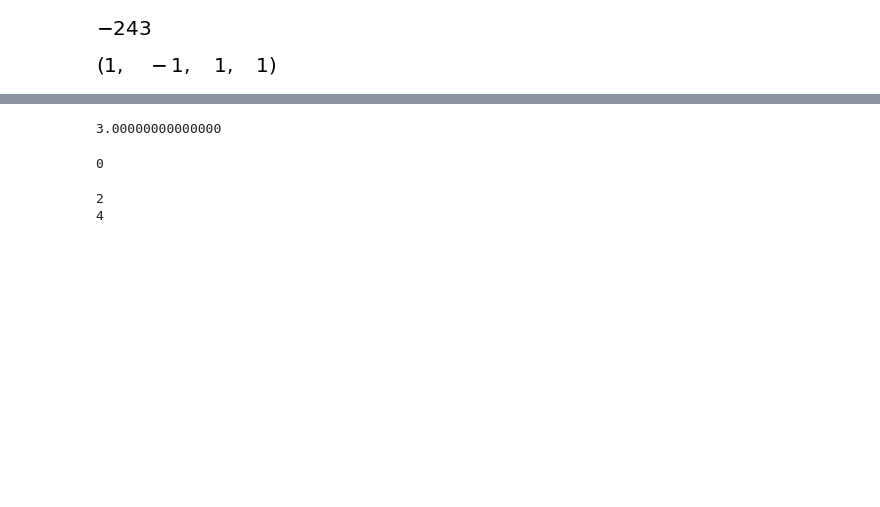
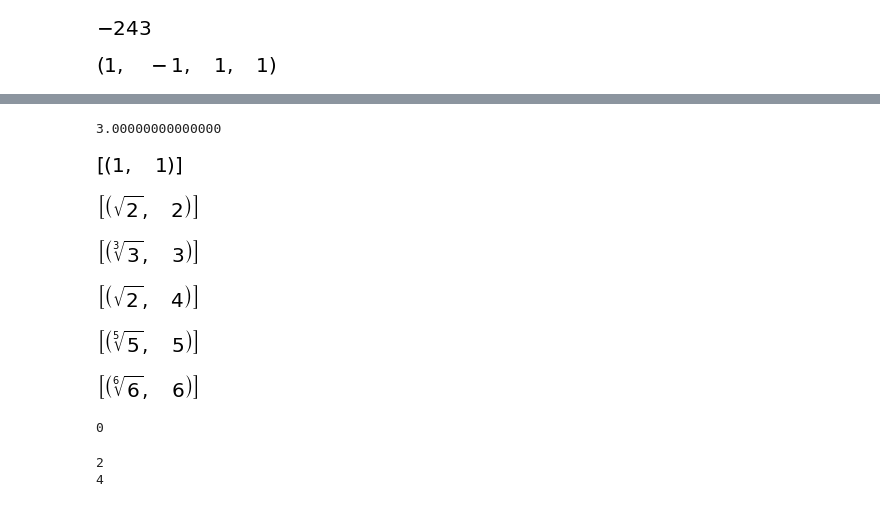
Before and after one commit to Physalisx8/Mathe2, a Jupyter notebook: Kiwan/Aufgabensammlung Mathe 2 WiSe 19.ipynb, the cells around one changed output, grey strips where cells are left out. Saved outputs shown, nothing was run; the diff lists cells and outputs as text; code cells hidden in the pictures; blank space fills up the shorter version.

```diff
--- a/Kiwan/Aufgabensammlung Mathe 2 WiSe 19.ipynb
+++ b/Kiwan/Aufgabensammlung Mathe 2 WiSe 19.ipynb
@@ -949,19 +1093,31 @@ print("Probe:", (Fraction(1,3)*E3).inv().det())
 # %%
 #Nr.199
 #Überlegung mit 3x3 Matrix
 #Wenn die Einheitsmatrix mit a multipliziert wird, werden alle 1en durch a ersetzt
 #Damit 3 als Determinante herauskommt, muss gelten:
 #a*a*a = 3
 #a**3 = 3
 #a = dritte Wurzel aus 3
 
 #Test
-E3 = Matrix([[1,0,0],[0,1,0],[0,0,1]])
 a = root(3,3).evalf()
-(a*E3).det()
+print((a*eye(3)).det())
+
+#Alternativ
+a = symbols("a")
+init_printing(True)
+for n in range(1,7): #mit paar Zahlen ausprobieren
+    display(solve((a * eye(n)).det() - n, [a,n])) #display ist so wie init_printing (bei print(...) funzt init_printing nicht)
+#Muster erkennbar: n-te Wurzel aus n
 #Lösung: n-te Wurzel aus n
 # %% [output]
 3.00000000000000
+[figure, added]
+[figure, added]
+[figure, added]
+[figure, added]
+[figure, added]
+[figure, added]
 # %%
 #Nr.200
 from sympy import *
```
Also changed, not shown: parts of 69 cells of this notebook, 1 other file.
